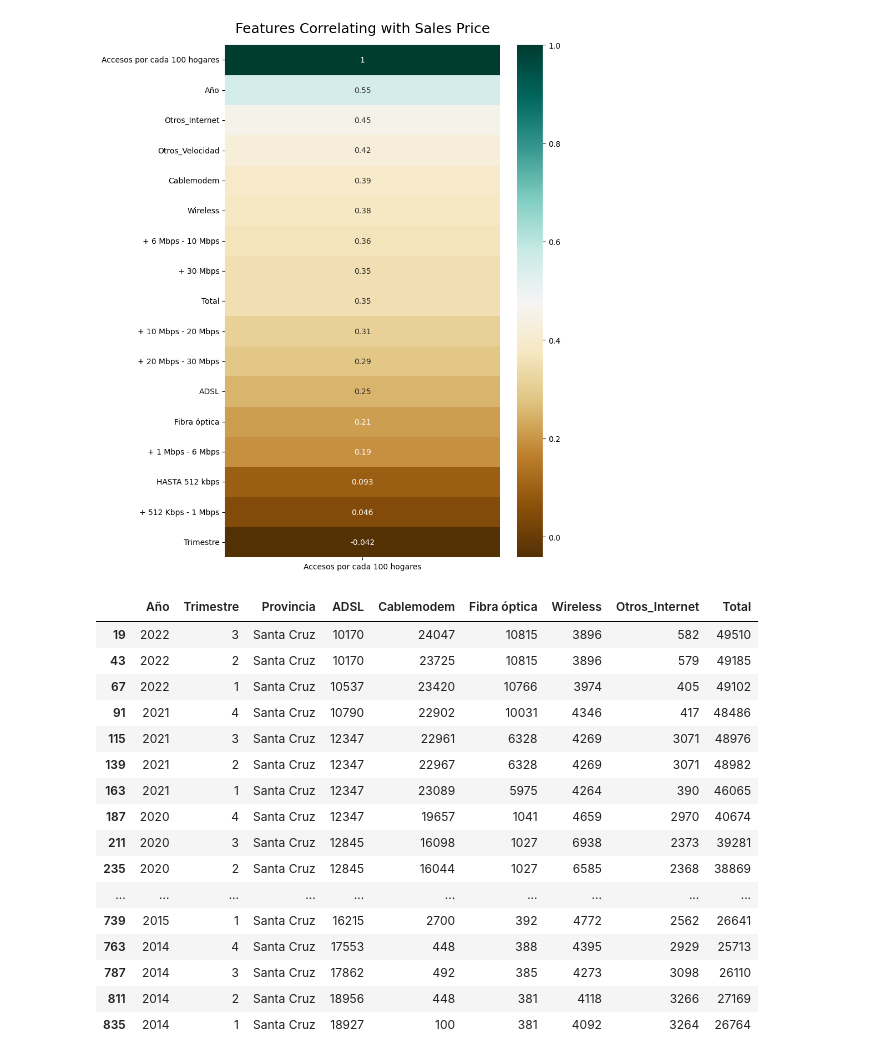
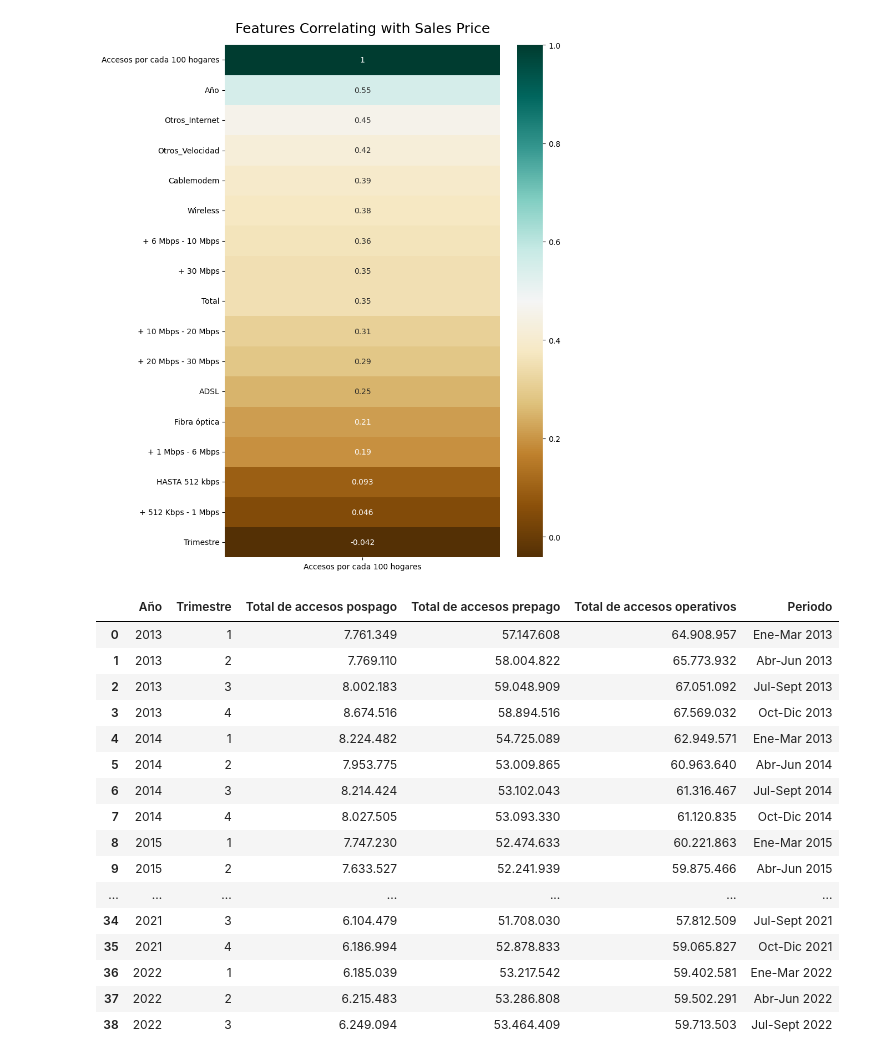
Before and after one commit to Lowerdelk/henry_p02, a Jupyter notebook: files/ETL.ipynb, the cells around one changed output. Drawn from its saved outputs; the diff is of its cells as text; code cells hidden in the pictures.

```diff
--- a/files/data/ETL.ipynb
+++ b/files/ETL.ipynb
@@ -97,7 +92,9 @@ Nos arroja un diccionario, vemos que tiene distintas keys, la key 'result' tiene
 # %%
 df_internet = pd.DataFrame(my_dataframes[0]['result'])
 df_velocidad = pd.DataFrame(my_dataframes[1]['result'])
-df_penetracion = pd.read_csv('./Internet_Penetracion.csv')
+df_penetracion = pd.read_csv('./data/Internet_Penetracion.csv')
+df_telefonia = pd.read_csv('./data/Telefonia_movil.csv')
+df_ingresos_telefonia = pd.read_csv('./data/ingresos_Telefonia_movil.csv')
 # %% [markdown]
 No queremos que nos tome los headers como una fila, adicional a eso vamos a utilizar el valor para establecer el nombre de la columnas
 # %%
@@ -381,20 +378,20 @@ final_df.to_csv('./datos.csv')
-# %%
-display(df_internet[df_internet['Provincia']=='Santa Cruz'])
-# %% [output]
-|  | Año | Trimestre | Provincia | ADSL | Cablemodem | Fibra óptica | Wireless | Otros_Internet | Total |
-| 19 | 2022 | 3 | Santa Cruz | 10170 | 24047 | 10815 | 3896 | 582 | 49510 |
-| 43 | 2022 | 2 | Santa Cruz | 10170 | 23725 | 10815 | 3896 | 579 | 49185 |
-| 67 | 2022 | 1 | Santa Cruz | 10537 | 23420 | 10766 | 3974 | 405 | 49102 |
-| 91 | 2021 | 4 | Santa Cruz | 10790 | 22902 | 10031 | 4346 | 417 | 48486 |
-| 115 | 2021 | 3 | Santa Cruz | 12347 | 22961 | 6328 | 4269 | 3071 | 48976 |
-| 139 | 2021 | 2 | Santa Cruz | 12347 | 22967 | 6328 | 4269 | 3071 | 48982 |
-| 163 | 2021 | 1 | Santa Cruz | 12347 | 23089 | 5975 | 4264 | 390 | 46065 |
-| 187 | 2020 | 4 | Santa Cruz | 12347 | 19657 | 1041 | 4659 | 2970 | 40674 |
-| 211 | 2020 | 3 | Santa Cruz | 12845 | 16098 | 1027 | 6938 | 2373 | 39281 |
-| 235 | 2020 | 2 | Santa Cruz | 12845 | 16044 | 1027 | 6585 | 2368 | 38869 |
-| ... | ... | ... | ... | ... | ... | ... | ... | ... | ... |
-| 739 | 2015 | 1 | Santa Cruz | 16215 | 2700 | 392 | 4772 | 2562 | 26641 |
-| 763 | 2014 | 4 | Santa Cruz | 17553 | 448 | 388 | 4395 | 2929 | 25713 |
-| 787 | 2014 | 3 | Santa Cruz | 17862 | 492 | 385 | 4273 | 3098 | 26110 |
-| 811 | 2014 | 2 | Santa Cruz | 18956 | 448 | 381 | 4118 | 3266 | 27169 |
-| 835 | 2014 | 1 | Santa Cruz | 18927 | 100 | 381 | 4092 | 3264 | 26764 |
+# %%
+display(df_telefonia)
+# %% [output]
+|  | Año | Trimestre | Total de accesos pospago | Total de accesos prepago | Total de accesos operativos | Periodo |
+| 0 | 2013 | 1 | 7.761.349 | 57.147.608 | 64.908.957 | Ene-Mar 2013 |
+| 1 | 2013 | 2 | 7.769.110 | 58.004.822 | 65.773.932 | Abr-Jun 2013 |
+| 2 | 2013 | 3 | 8.002.183 | 59.048.909 | 67.051.092 | Jul-Sept 2013 |
+| 3 | 2013 | 4 | 8.674.516 | 58.894.516 | 67.569.032 | Oct-Dic 2013 |
+| 4 | 2014 | 1 | 8.224.482 | 54.725.089 | 62.949.571 | Ene-Mar 2013 |
+| 5 | 2014 | 2 | 7.953.775 | 53.009.865 | 60.963.640 | Abr-Jun 2014 |
+| 6 | 2014 | 3 | 8.214.424 | 53.102.043 | 61.316.467 | Jul-Sept 2014 |
+| 7 | 2014 | 4 | 8.027.505 | 53.093.330 | 61.120.835 | Oct-Dic 2014 |
+| 8 | 2015 | 1 | 7.747.230 | 52.474.633 | 60.221.863 | Ene-Mar 2015 |
+| 9 | 2015 | 2 | 7.633.527 | 52.241.939 | 59.875.466 | Abr-Jun 2015 |
+| ... | ... | ... | ... | ... | ... | ... |
+| 34 | 2021 | 3 | 6.104.479 | 51.708.030 | 57.812.509 | Jul-Sept 2021 |
+| 35 | 2021 | 4 | 6.186.994 | 52.878.833 | 59.065.827 | Oct-Dic 2021 |
+| 36 | 2022 | 1 | 6.185.039 | 53.217.542 | 59.402.581 | Ene-Mar 2022 |
+| 37 | 2022 | 2 | 6.215.483 | 53.286.808 | 59.502.291 | Abr-Jun 2022 |
+| 38 | 2022 | 3 | 6.249.094 | 53.464.409 | 59.713.503 | Jul-Sept 2022 |
```
Also changed, not shown: parts of 10 cells of this notebook, 7 other files.
